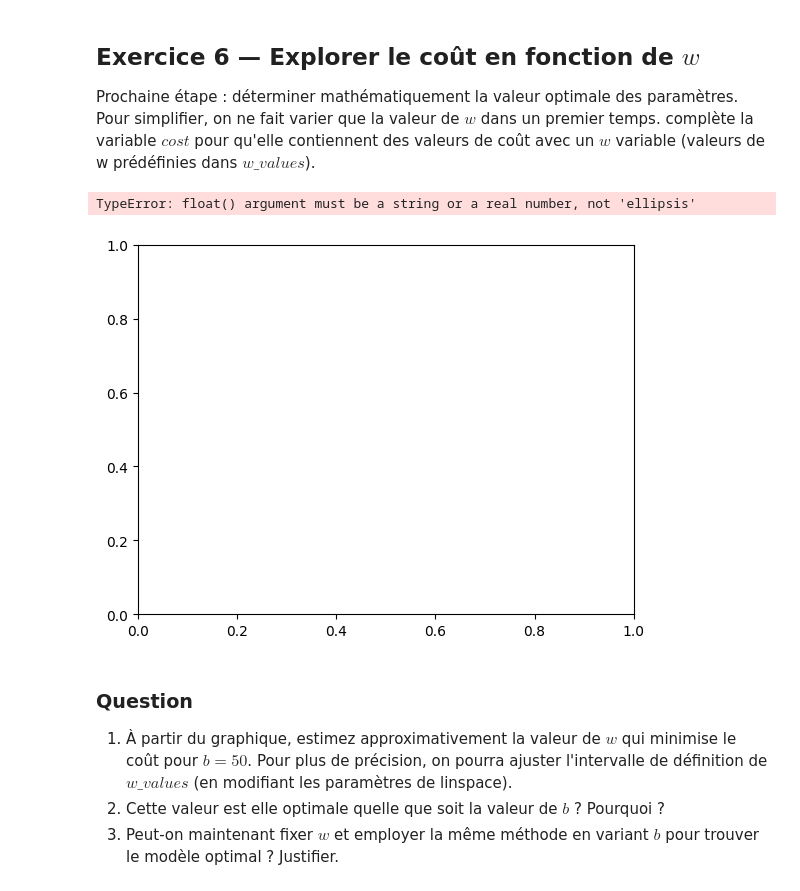
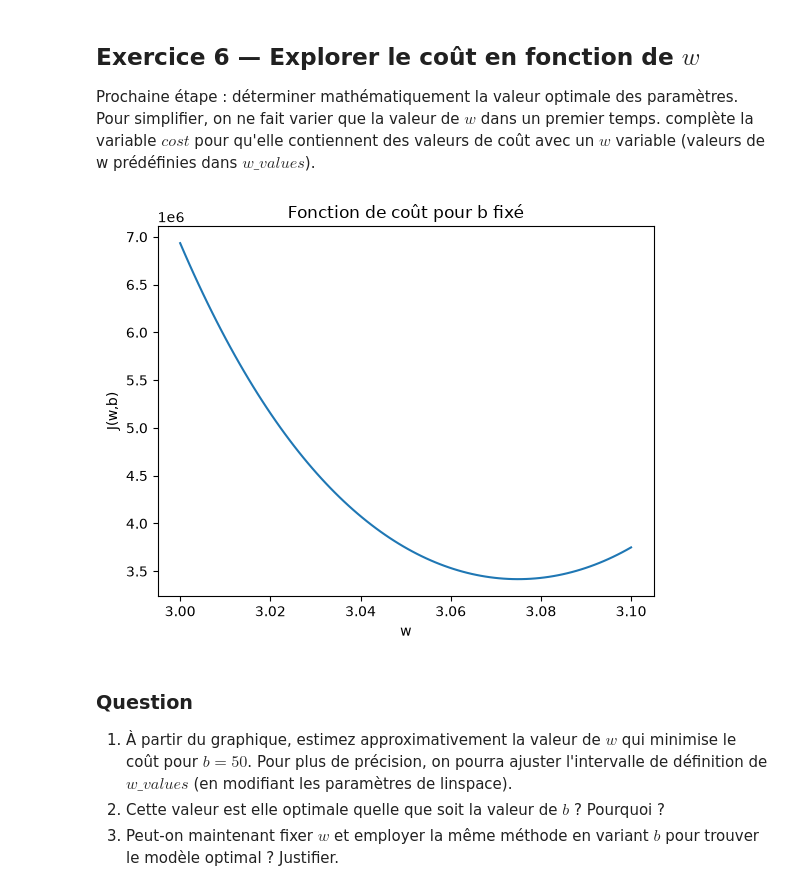
Before and after one commit to linasbd/Projet-info-L3, a Jupyter notebook: TD1_intro_machine_learning.ipynb, the cells around one changed output. Cells and saved outputs as stored; diff of their text form; code cells hidden in the pictures.

```diff
--- a/TD1_intro_machine_learning.ipynb
+++ b/TD1_intro_machine_learning.ipynb
@@ -123,8 +123,8 @@ def predict_linear(X, w, b):
     # À faire
     return X*w+b
 
-test_w = 15 # à ajuster à la question 2
-test_b = 65 # à ajuster à la question 2
+test_w = 2.9 # à ajuster à la question 2
+test_b = 32 # à ajuster à la question 2
 
 # Test de predict_linear() avec les données de test
 pred = predict_linear(surface, w=test_w, b=test_b)
@@ -195,10 +197,9 @@ def compute_loss(X, y, w, b):
     '''
     m = X.size
     # À faire
-    predictions = ...
-    squared_errors = ...
-    cost = ...
-
+    predictions = predict_linear(X, w, b)
+    squared_errors = (predictions-y)**2
+    cost = (sum(squared_errors)**2)/2*m
     return cost
 
 
@@ -219,26 +229,25 @@ complète la variable $cost$ pour qu'elle contiennent des valeurs de coût avec
 # %%
 
 # Création des valeurs test de w (ici 100 valeurs entre 1 et 4)
 sample_amount = 100
-w_values = np.linspace(1, 4, sample_amount) # à ajuster
+w_values = np.linspace(3, 3.1, sample_amount) # à ajuster
 costs_w = [0]*sample_amount
-b_fixed = 50
+b_fixed = 20
 
 
 # À faire : calculez le coût pour chaque valeur de w
 for i in range(w_values.size):
-    costs_w[i] = ...
+    costs_w[i] = compute_loss(X, y, w_values[i], b_fixed)
 
 
 
 plt.plot(w_values, costs_w)
 plt.xlabel("w")
 plt.ylabel("J(w,b)")
 plt.title("Fonction de coût pour b fixé")
 plt.show()
 # %% [output]
-TypeError: float() argument must be a string or a real number, not 'ellipsis'
-[figure, old version]
+[figure, new version]
 # %% [markdown]
 ### Question
 1. À partir du graphique, estimez approximativement la valeur de $w$ qui minimise le coût pour $b=50$.
```
Also changed, not shown: parts of 14 cells of this notebook.
